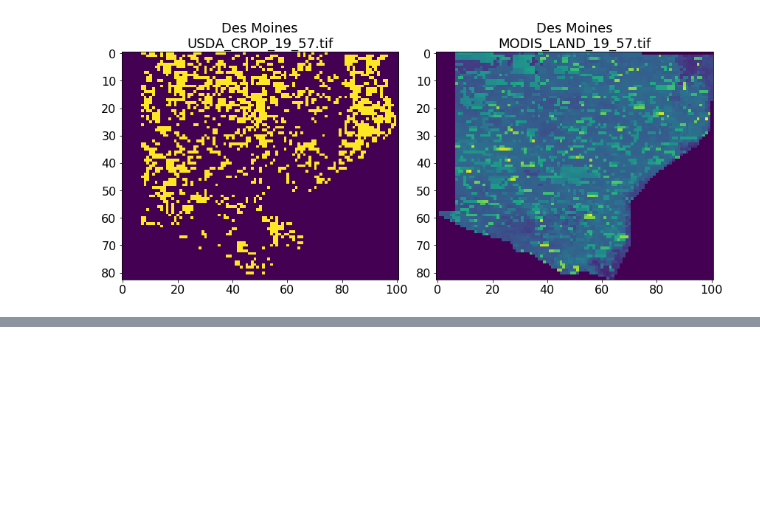
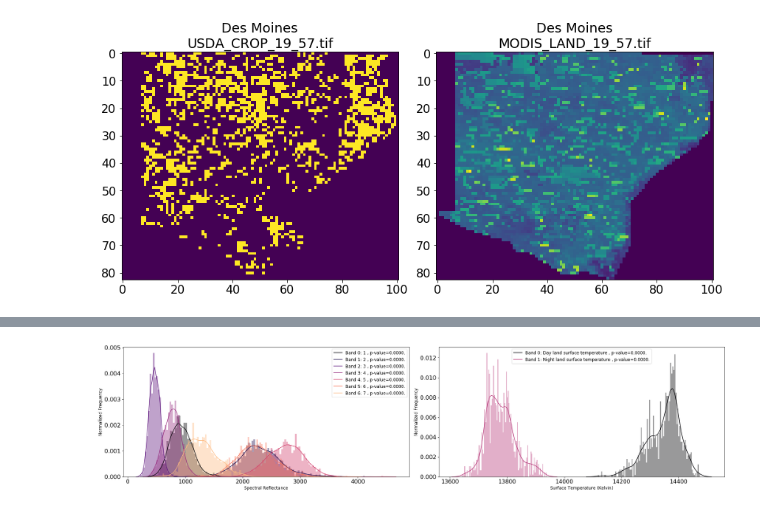
Before and after one commit to james-lederman/cornacle, a Jupyter notebook: preprocessing-earth-engine-sat-data.ipynb, the cells around one changed output, grey strips where cells are left out. Drawn from its saved outputs; the diff is of its cells as text; code cells hidden in the pictures; blank space fills up the shorter version.

```diff
--- a/preprocessing-earth-engine-sat-data.ipynb
+++ b/preprocessing-earth-engine-sat-data.ipynb
@@ -418,3 +306,0 @@ years
-# %%
-year_dim = get_year_dim(years, nband)
-year_list = sorted(years.keys())
@@ -735,4 +306,0 @@ fips = yield_dataframe[['YEAR', 'STATE_FIPS', 'COUNTY_FIPS']][yield_dataframe['Y
-# %%
-file_dir = data_out_path + 'MODIS_LAND/'
-i = 0
-fips[i][0]
@@ -767,13 +306,0 @@ str(fips[i][0])
-# %%
-for i in tqdm(fips[rand_idx]):
-#file = random.choice(os.listdir("D://projectII_temp_data//MODIS_LAND"))
-    try:
-        test = np.load(file_dir + str(i[0]) + '_' + str(i[1]) + '_' + str(i[2]) + '.npy')
-        for band in range(nband):
-                data[band] = np.append(data[band], test[:, :, band].ravel())
-                data[band] = data[band][np.nonzero(data[band])]
-    except: # In case it hits [51,131] or [46, 102]
-        pass
-
-
-    # return data
@@ -903,0 +364,33 @@ get_stats(path, 2, len(listdir(path)), corn_grain)
+# %%
+#ORIGINAL
+# Plotting distribution of band values in 3000 images
+
+plt_MODIS_LAND = plt_img_dist(os.path.join(output_path, 'MODIS_LAND'), 7, corn_grain)
+plt_MODIS_TEMP = plt_img_dist(os.path.join(output_path, 'MODIS_TEMP'), 2, corn_grain)
+
+cm = pylab.get_cmap('viridis')
+band_name = {'MODIS_LAND': [1,2,3,4,5,6,7],
+             'MODIS_TEMP': ['Day land surface temperature', 'Night land surface temperature']}
+nbands = [7, 2]
+plt_files = [plt_MODIS_LAND, plt_MODIS_TEMP]
+xlabel = ['Spectral Reflectance', 'Surface Temperature (Kelvin)', 'Soil Moisture (mm)']
+
+f, axs = plt.subplots(1, len(plt_files), figsize=(25,6))
+
+for i, (name, plt_file) in enumerate(zip(band_name, plt_files)):
+    cm = pylab.get_cmap('magma')
+
+    for band in range(nbands[i]):
+        color = cm(1.*band/nbands[i])
+        _, p = normaltest(plt_file[band])
+        sns.distplot(plt_file[band], color=color, ax=axs[i], bins=100, \
+                     kde_kws={"label": 'Band {}: {} , p-value={:.4f}.'.format(band, band_name[name][band], p)})
+
+    axs[i].set_xlabel(xlabel[i], fontsize=12)
+    axs[i].set_ylabel('Normalized Frequency', fontsize=12)
+
+plt.tight_layout()
+plt.savefig('band distribution', dpi=500)
+plt.show()
+# %% [output]
+[figure, added]
```
Also changed, not shown: parts of 65 cells of this notebook, 1 other file.
